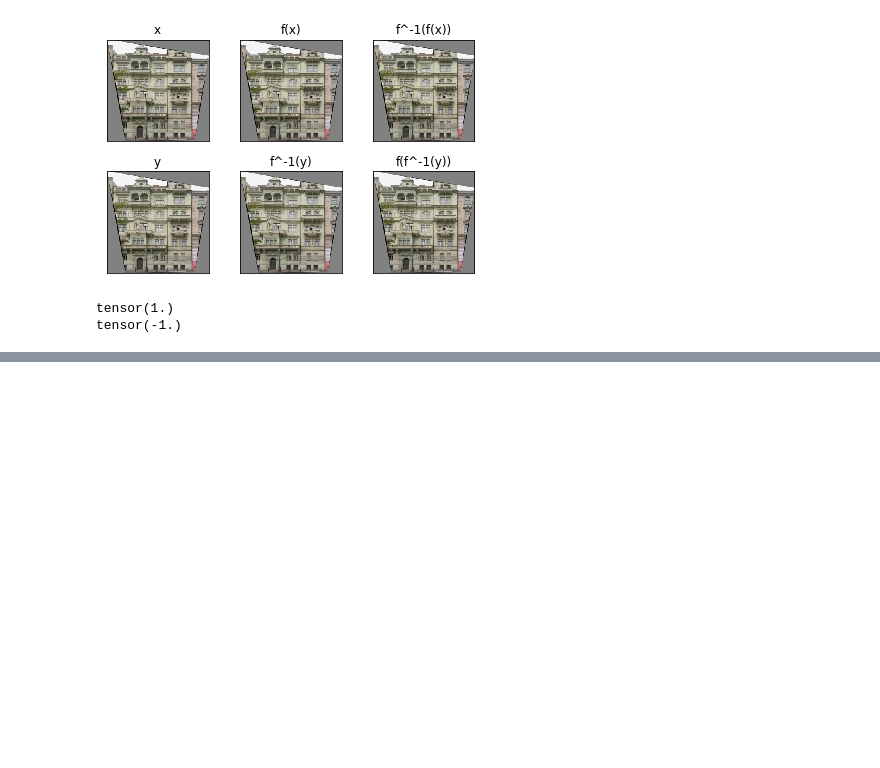
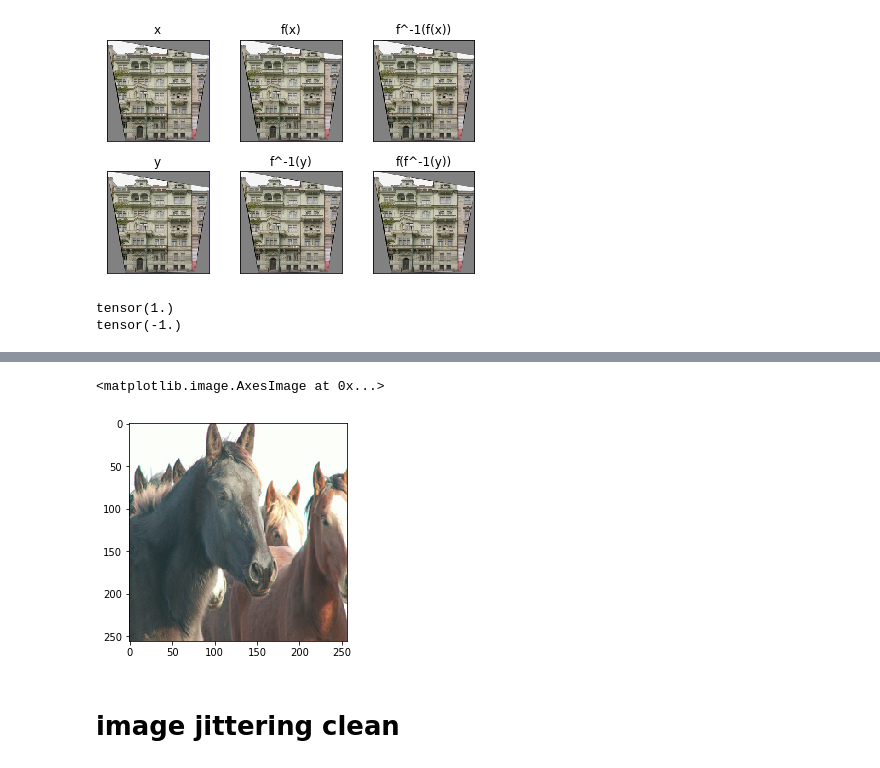
Before and after one commit to davidtag/cs236-project, a Jupyter notebook: Sandbox.ipynb, the cells around one changed output, grey strips where cells are left out. Drawn from its saved outputs; the diff is of its cells as text; code cells hidden in the pictures; blank space fills up the shorter version.

```diff
--- a/Sandbox.ipynb
+++ b/Sandbox.ipynb
@@ -62,0 +165,15 @@ tensor(-1.)
+# %%
+def img2tensor(im,alpha=0.05):
+    sigmoid = transforms.SigmoidTransform()
+    im_array = np.array(im) #uint8 array of pixel intensities in {0,1,...,255}
+    noise = np.random.uniform(size=im_raw.shape) #random noise in [0,1)
+    im_jittered = torch.tensor(im_raw + noise,dtype=torch.float64) #jittered immages in [0,256)
+    im_norm = alpha+(1-alpha)*im_jittered/256
+    im_tensor = sigmoid.inv(im_norm) #convert to floats
+    return im_tensor
+# %%
+def tensor2img(im_tensor,alpha=0.05):
+    sigmoid = transforms.SigmoidTransform()
+    im_norm = sigmoid(im_tensor)
+    im_array = (255*im_norm.cpu().numpy()).astype(np.uint8)
+    return im_array
@@ -62,0 +200,7 @@ tensor(-1.)
+# %%
+plt.imshow(tensor2img(img2tensor(im_A)))
+# %% [output]
+<matplotlib.image.AxesImage at 0x...>
+[figure, added]
+# %% [markdown]
+# image jittering clean
```
Also changed, not shown: parts of 49 cells of this notebook, 3 other files.
